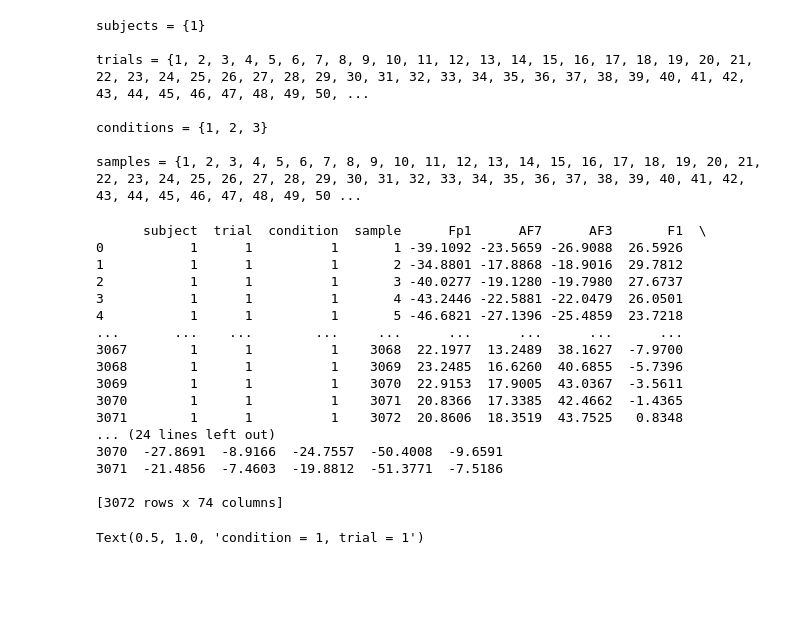
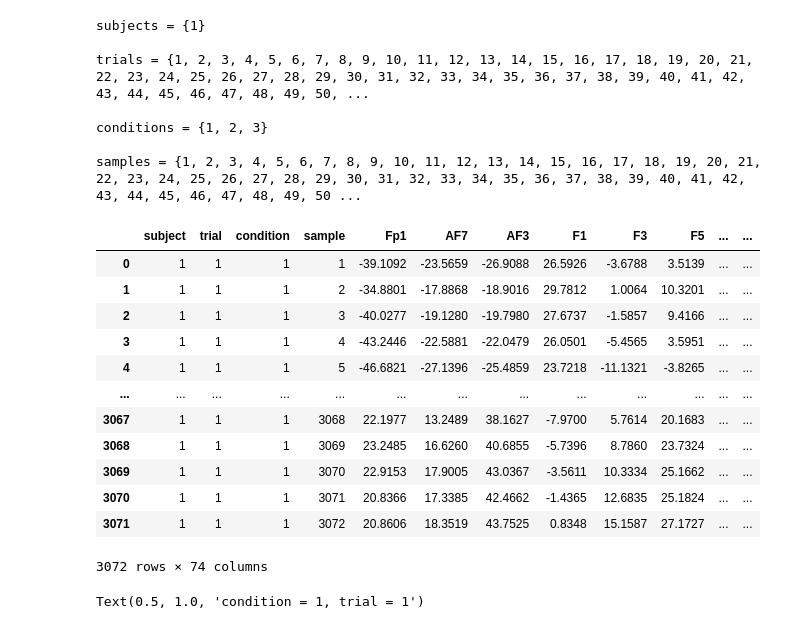
Before and after one commit to cgpayne/electropsychographer, a Jupyter notebook: notebooks/initial_exploration.ipynb, the cells around one changed output. Drawn from its saved outputs; the diff is of its cells as text; code cells hidden in the pictures; blank space fills up the shorter version.

```diff
--- a/notebooks/initial_exploration.ipynb
+++ b/notebooks/initial_exploration.ipynb
@@ -88,27 +81,23 @@ samples = {1, 2, 3, 4, 5, 6, 7, 8, 9, 10, 11, 12, 13, 14, 15, 16, 17, 18, 19, 20
 # %%
 # pick out an example
 
 dfex = df[(df['condition'] == 1) & (df['trial'] == 1)]
 dfex.reset_index(inplace=True, drop=True)
-print(dfex)
+display(dfex)
 # %% [output]
+|  | subject | trial | condition | sample | Fp1 | AF7 | AF3 | F1 | F3 | F5 | ... | ... |
+| 0 | 1 | 1 | 1 | 1 | -39.1092 | -23.5659 | -26.9088 | 26.5926 | -3.6788 | 3.5139 | ... | ... |
+| 1 | 1 | 1 | 1 | 2 | -34.8801 | -17.8868 | -18.9016 | 29.7812 | 1.0064 | 10.3201 | ... | ... |
+| 2 | 1 | 1 | 1 | 3 | -40.0277 | -19.1280 | -19.7980 | 27.6737 | -1.5857 | 9.4166 | ... | ... |
+| 3 | 1 | 1 | 1 | 4 | -43.2446 | -22.5881 | -22.0479 | 26.0501 | -5.4565 | 3.5951 | ... | ... |
+| 4 | 1 | 1 | 1 | 5 | -46.6821 | -27.1396 | -25.4859 | 23.7218 | -11.1321 | -3.8265 | ... | ... |
+| ... | ... | ... | ... | ... | ... | ... | ... | ... | ... | ... | ... | ... |
+| 3067 | 1 | 1 | 1 | 3068 | 22.1977 | 13.2489 | 38.1627 | -7.9700 | 5.7614 | 20.1683 | ... | ... |
+| 3068 | 1 | 1 | 1 | 3069 | 23.2485 | 16.6260 | 40.6855 | -5.7396 | 8.7860 | 23.7324 | ... | ... |
+| 3069 | 1 | 1 | 1 | 3070 | 22.9153 | 17.9005 | 43.0367 | -3.5611 | 10.3334 | 25.1662 | ... | ... |
+| 3070 | 1 | 1 | 1 | 3071 | 20.8366 | 17.3385 | 42.4662 | -1.4365 | 12.6835 | 25.1824 | ... | ... |
+| 3071 | 1 | 1 | 1 | 3072 | 20.8606 | 18.3519 | 43.7525 | 0.8348 | 15.1587 | 27.1727 | ... | ... |
-      subject  trial  condition  sample      Fp1      AF7      AF3       F1  \
-0           1      1          1       1 -39.1092 -23.5659 -26.9088  26.5926
-1           1      1          1       2 -34.8801 -17.8868 -18.9016  29.7812
-2           1      1          1       3 -40.0277 -19.1280 -19.7980  27.6737
-3           1      1          1       4 -43.2446 -22.5881 -22.0479  26.0501
-4           1      1          1       5 -46.6821 -27.1396 -25.4859  23.7218
-...       ...    ...        ...     ...      ...      ...      ...      ...
-3067        1      1          1    3068  22.1977  13.2489  38.1627  -7.9700
-3068        1      1          1    3069  23.2485  16.6260  40.6855  -5.7396
-3069        1      1          1    3070  22.9153  17.9005  43.0367  -3.5611
-3070        1      1          1    3071  20.8366  17.3385  42.4662  -1.4365
-3071        1      1          1    3072  20.8606  18.3519  43.7525   0.8348
-... (24 lines left out)
-3070  -27.8691  -8.9166  -24.7557  -50.4008  -9.6591
-3071  -21.4856  -7.4603  -19.8812  -51.3771  -7.5186
-
-[3072 rows x 74 columns]
+3072 rows × 74 columns
 # %%
 import matplotlib.pyplot as plt
 # %%
```
Also changed, not shown: parts of 10 cells of this notebook, 1 other file.
